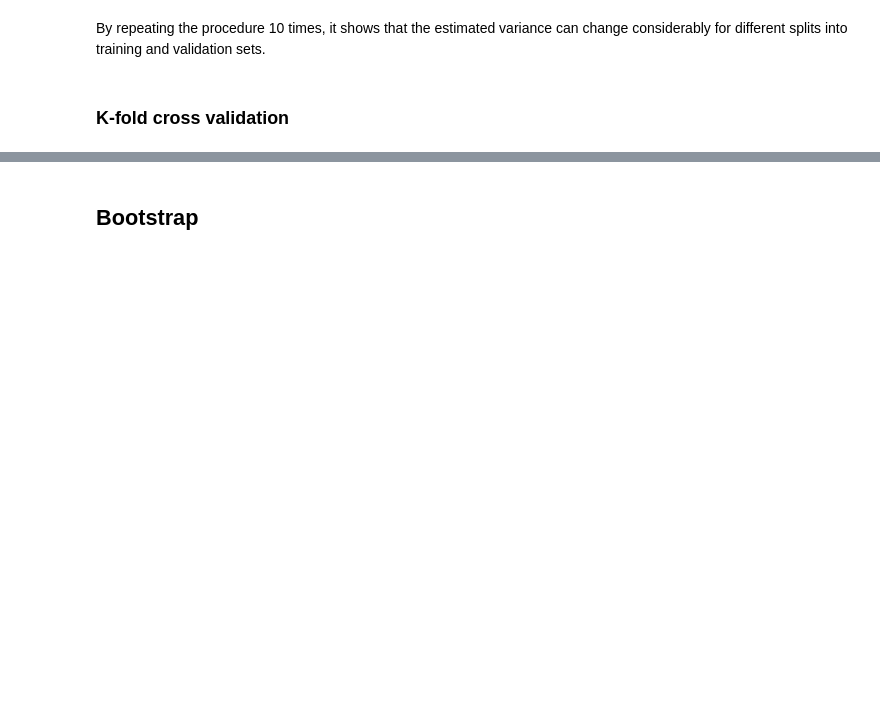
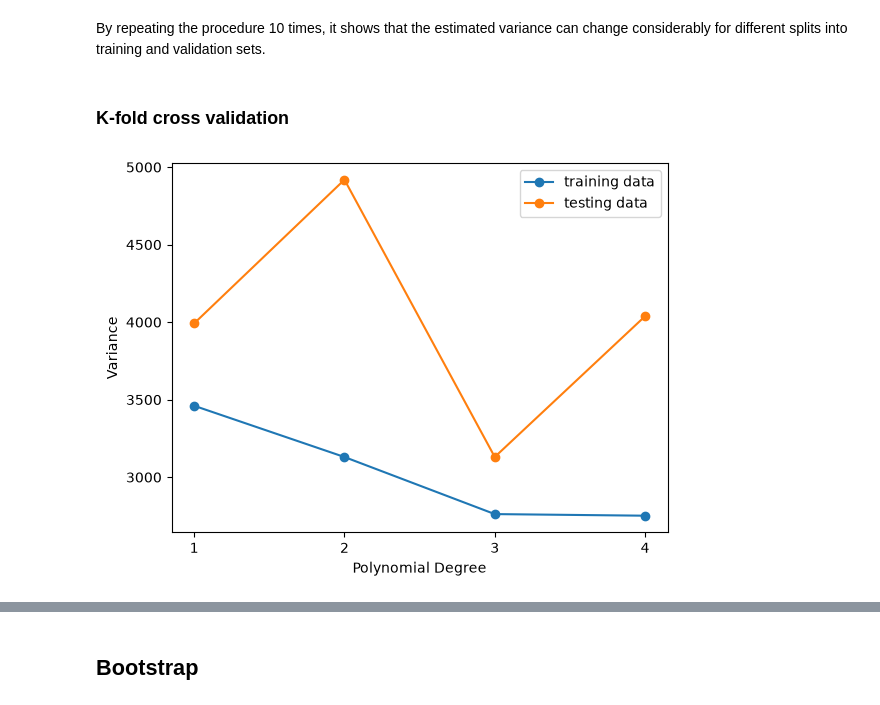
Before and after one commit to Xraaaay/lu_bern02, a Jupyter notebook: exercise/exercise05_resampling.ipynb, the cells around one changed output, grey strips where cells are left out. Cells and saved outputs as stored; diff of their text form; code cells hidden in the pictures; blank space fills up the shorter version.

```diff
--- a/exercise/exercise05_resampling.ipynb
+++ b/exercise/exercise05_resampling.ipynb
@@ -139,3 +143,19 @@ plt.show()
 By repeating the procedure 10 times, it shows that the estimated variance can change considerably for different splits into training and validation sets.
 # %% [markdown]
 ### K-fold cross validation
+# %%
+# func: split data into K sets
+def split_k(df, k, seed):
+    rng = np.random.default_rng(seed=seed)
+
+    shuffled_idx = rng.permutation(len(df))
+    folds = np.array_split(shuffled_idx, k)
+
+    for i in range(k):
+        test_idx = folds[i]
+        test = df.iloc[test_idx]
+
+        train_idx = np.concatenate([fold for j, fold in enumerate(folds) if j != i])
+        train = df.iloc[train_idx]
+
+        yield train, test
@@ -141,0 +193,19 @@ By repeating the procedure 10 times, it shows that the estimated variance can ch
+# %%
+# plot mse-degree
+k = 5
+degrees = range(1, 5)
+seed = 921
+
+variance_trains, variance_tests = k_fold_with_degrees(k, degrees, seed)
+
+fig, ax = plt.subplots()
+ax.plot(degrees, variance_trains, marker="o", label="training data")
+ax.plot(degrees, variance_tests, marker="o", label="testing data")
+
+ax.legend()
+ax.set_xticks(degrees)
+ax.set_xlabel("Polynomial Degree")
+ax.set_ylabel("Variance")
+plt.show()
+# %% [output]
+[figure, added]
```
Also changed, not shown: parts of 16 cells of this notebook.
